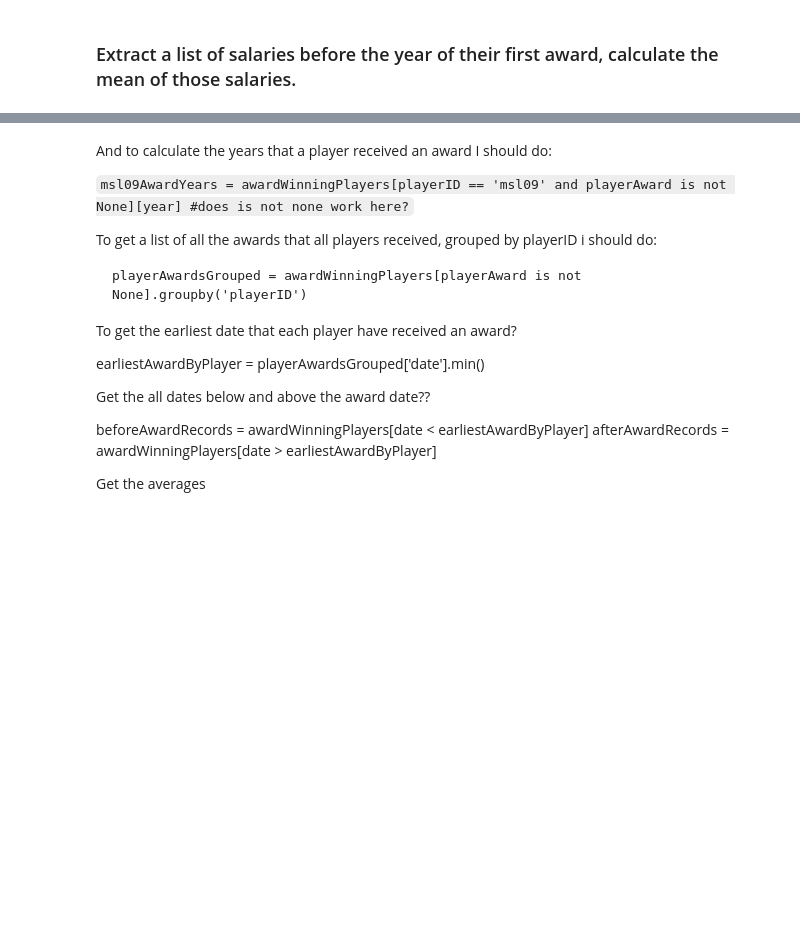
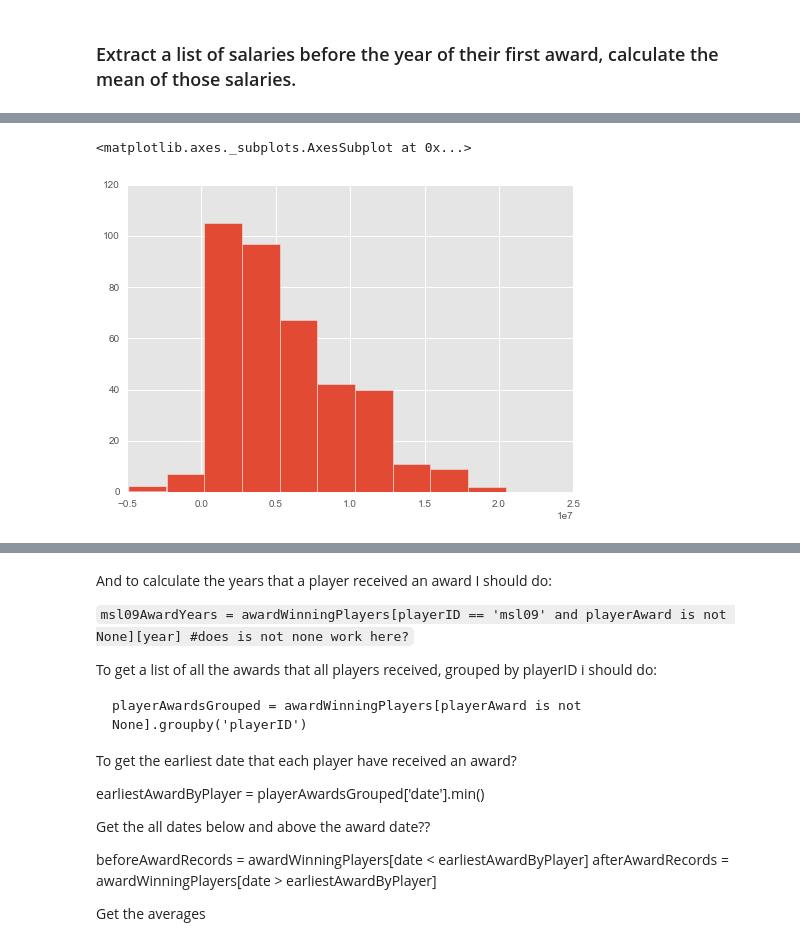
Before and after one commit to marceloslacerda/jupyter-notebooks, a Jupyter notebook: udacity-p2/Project 3 - stub.ipynb, the cells around one changed output, grey strips where cells are left out. Cells and saved outputs as stored; diff of their text form; code cells hidden in the pictures; blank space fills up the shorter version.

```diff
--- a/udacity-p2/Project 3 - stub.ipynb
+++ b/udacity-p2/Project 3 - stub.ipynb
@@ -192,7 +192,7 @@ awardsyears = awards_table[['playerID', 'yearID']]
 print awardsyears[awardsyears.playerID == 'abreubo01']
 awardsyears = awardsyears.merge(awardwinningplayers, on=['playerID'])
 print awardsyears.head()
-awardsyears = awardsyears.groupby('playerID').first()
+awardsyears = awardsyears.groupby('playerID', as_index=False).first()
 print awardsyears.head()
 # %% [output]
        playerID  yearID
@@ -268,0 +215,35 @@ awardWinningPlayersSalaries.head()
+# %%
+awardsyears = awardsyears.rename(index=str, columns={"yearID": "firstAward"})
+
+merged = awardsyears.merge(salaries_table, on='playerID')
+grouped = merged.groupby('playerID')
+
+def mean_before_first_award(df):
+    return df[df.yearID < df.firstAward]['salary'].mean()
+
+means_before = grouped.aggregate(mean_before_first_award)['salary']
+
+print 'Mean before'
+print means_before.head()
+
+# We can see that the average before for the playerid abreujo02 is NaN. Is this result correct?
+
+print grouped.get_group('abreujo02')
+
+# Since there was no salary record before 2014 there was nothing to average on
+
+# Lets also get the average for salaries that come after the award
+
+def mean_after_first_award(df):
+    return df[df.yearID > df.firstAward]['salary'].mean()
+
+means_after = grouped.aggregate(mean_after_first_award)['salary']
+
+print 'Mean after'
+print means_after.head()
+
+#Now lets get the differences between the means
+
+mean_differences = means_after - means_before
+print 'Mean differences'
+print mean_differences.head()
@@ -268,0 +268,5 @@ awardWinningPlayersSalaries.head()
+# %%
+mean_differences.hist()
+# %% [output]
+<matplotlib.axes._subplots.AxesSubplot at 0x...>
+[figure, added]
```
Also changed, not shown: parts of 14 cells of this notebook, 1 other file.
